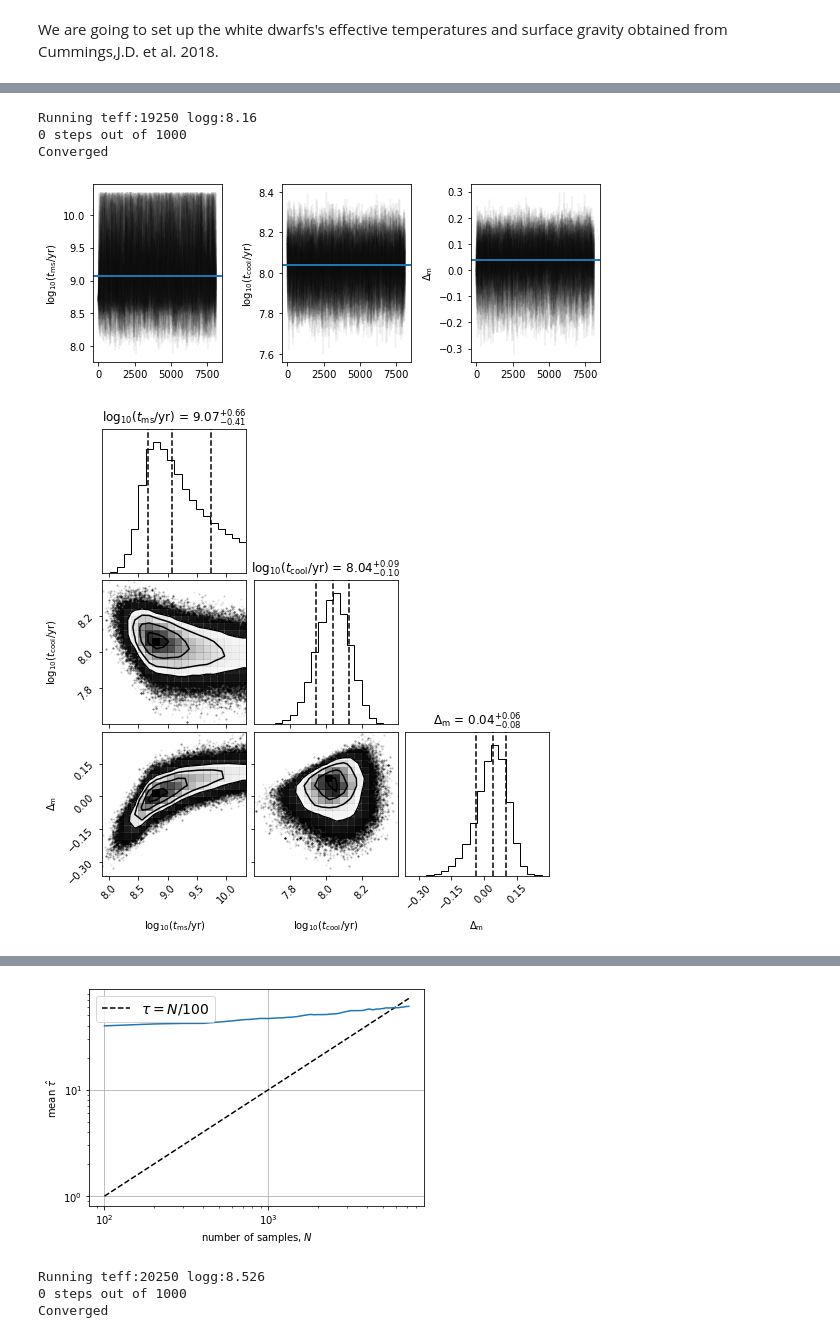
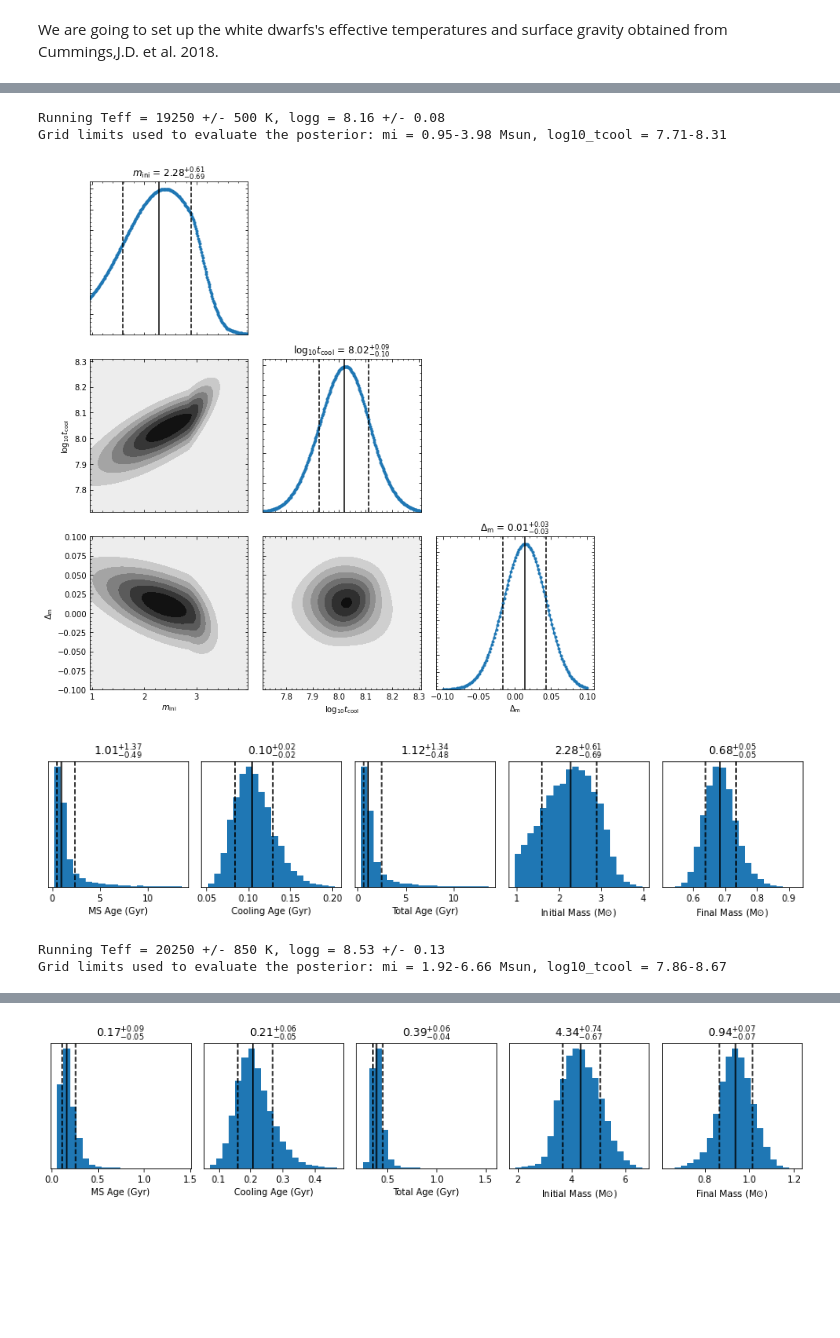
Before and after one commit to rkiman/wdwarfdate, a Jupyter notebook: docs/source/tutorials/bayesian_method.ipynb, the cells around one changed output, grey strips where cells are left out. Cells and saved outputs as stored; diff of their text form; code cells hidden in the pictures; blank space fills up the shorter version.

```diff
--- a/docs/source/tutorials/bayesian_method.ipynb
+++ b/docs/source/tutorials/bayesian_method.ipynb
@@ -38,19 +35,21 @@ The rest of the parameters we are going to specify:
 
 4) `display_plots=True`: With this parameter we decide to display the resulting plots in jupyter notebook.
 # %%
-start = time.time()
+start_time = time.time()
 WD = wdwarfdate.WhiteDwarf(teffs,teffs_err,loggs,loggs_err,
                            model_wd='DA',feh='p0.00',vvcrit='0.0',
                            model_ifmr = 'Cummings_2018_MIST',
                            high_perc = 84, low_perc = 16,
                            datatype='Gyr',
-                           save_plots=False, display_plots=True)
+                           save_plots=True, display_plots=True)
 WD.calc_wd_age()
-end = time.time()
-print('{}m'.format((end - start)/60))
+end_time = time.time()
+
+print(f'Time to run two white dwarfs: {np.round(end_time-start_time,2)}s')
 # %% [output]
-Running teff:19250 logg:8.16
-0 steps out of 1000
-Converged
+Running Teff = 19250 +/- 500 K, logg = 8.16 +/- 0.08
+Grid limits used to evaluate the posterior: mi = 0.95-3.98 Msun, log10_tcool = 7.71-8.31
-[figure, old version]
+[figure, new version]
-[figure, old version]
+[figure, new version]
+Running Teff = 20250 +/- 850 K, logg = 8.53 +/- 0.13
+Grid limits used to evaluate the posterior: mi = 1.92-6.66 Msun, log10_tcool = 7.86-8.67
@@ -58,4 +57 @@ Converged
-[figure, old version]
+[figure, new version]
-Running teff:20250 logg:8.526
-0 steps out of 1000
-Converged
```
Also changed, not shown: parts of 11 cells of this notebook, 6 other files.
